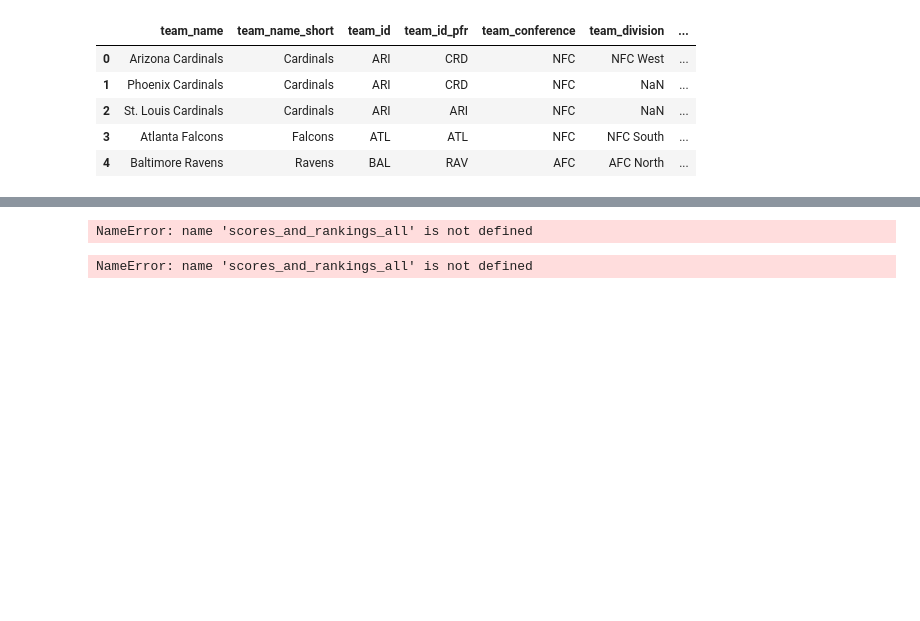
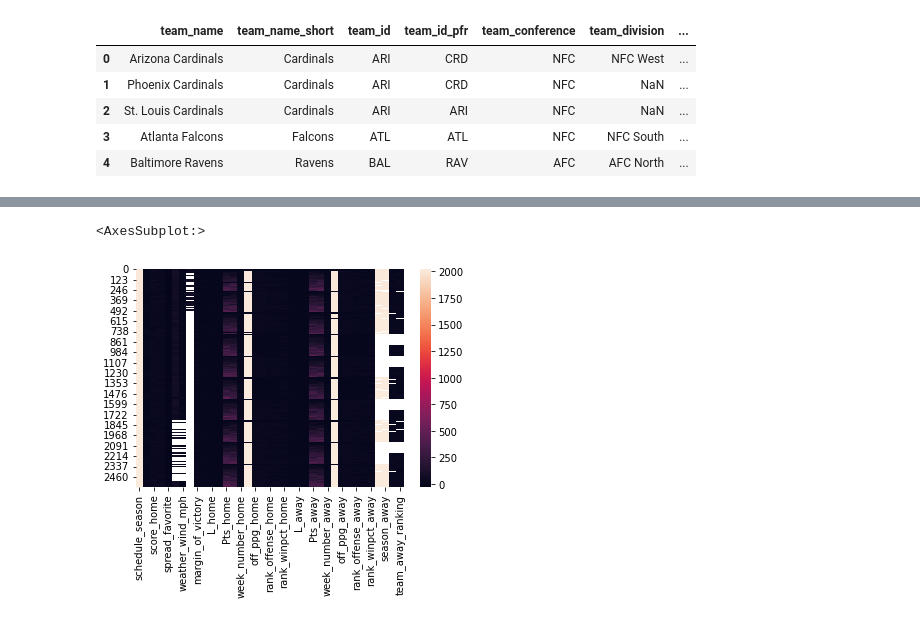
Before and after one commit to ericjenvey/Kaggle, a Jupyter notebook: nfl-score-data.ipynb, the cells around one changed output, grey strips where cells are left out. Saved outputs shown, nothing was run; the diff lists cells and outputs as text; code cells hidden in the pictures; blank space fills up the shorter version.

```diff
--- a/nfl-score-data.ipynb
+++ b/nfl-score-data.ipynb
@@ -95,7 +156,7 @@ def get_preseason_rankings(my_url, year):
 # %%
 # Read already generated preseason_ratings data
 
-preseason_rankings_df = pd.read_csv("./preseason_rankings_df.csv")
+#preseason_rankings_df = pd.read_csv("./preseason_rankings_df.csv")
 # %%
 teams = pd.read_csv('../input/nfl-scores-and-betting-data/nfl_teams.csv')
 teams.head()
@@ -202,15 +289,14 @@ NameError: name 'scores_and_rankings_all' is not defined
-# %%
-scores_and_rankings_all[scores_and_rankings_all['schedule_season'] == 2021].head(10)
-# %% [output]
-NameError: name 'scores_and_rankings_all' is not defined
 # %%
 scores_and_rankings_all.to_csv("./second_pass_output.csv")
-# %%
-# Exploratory Analysis
-
-scores_and_rankings_all.select_dtypes
-# %% [output]
-NameError: name 'scores_and_rankings_all' is not defined
+# %%
+# Exploratory Analysis
+
+scores_and_rankings_all[['W_home', 'off_ppg_away']] = scores_and_rankings_all[['W_home', 'off_ppg_away']].fillna(0)
+numeric_data = scores_and_rankings_all.select_dtypes(include=[np.number])
+sns.heatmap(numeric_data)
+# %% [output]
+<AxesSubplot:>
+[figure, added]
 # %%
 # Trying unsupervised methods to group games and look at mix of blowouts/non-blowouts
 
```
Also changed, not shown: parts of 13 cells of this notebook.
